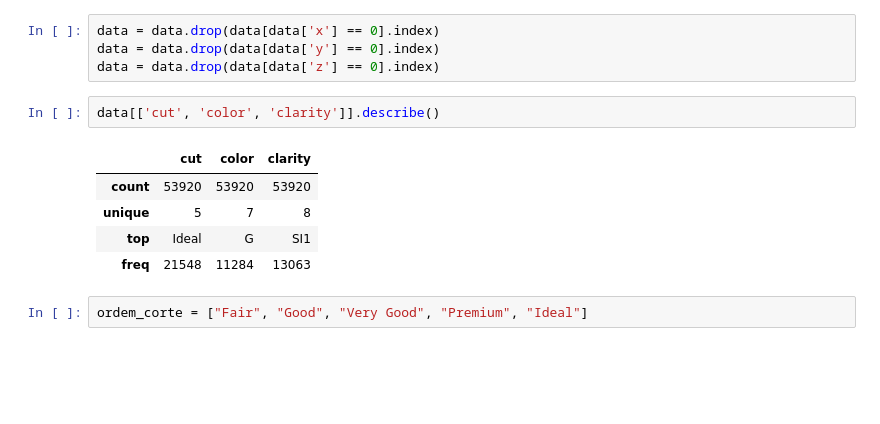
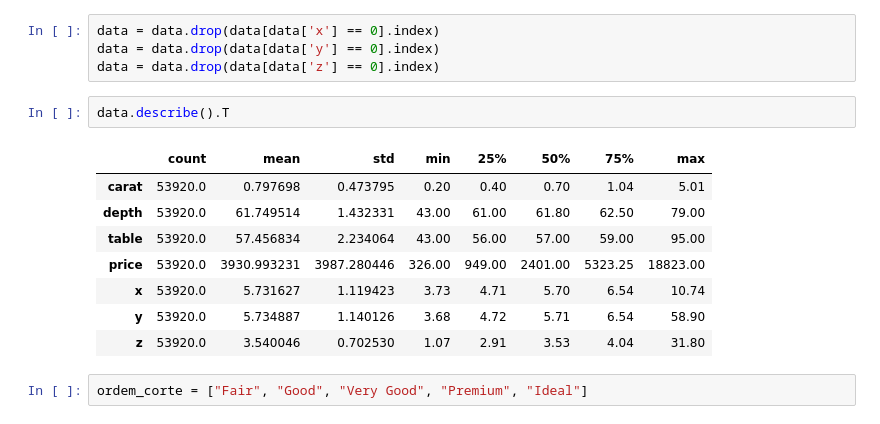
Before and after one commit to anamilanezi/ebac-dados, a Jupyter notebook: exercicios/em14-visualizacao-de-dados-I.ipynb, the cells around one changed output. Drawn from its saved outputs; the diff is of its cells as text; blank space fills up the shorter version.

```diff
--- a/exercicios/em14-visualizacao-de-dados-I.ipynb
+++ b/exercicios/em14-visualizacao-de-dados-I.ipynb
@@ -113,12 +70,15 @@ data = data.drop(data[data['x'] == 0].index)
 data = data.drop(data[data['y'] == 0].index)
 data = data.drop(data[data['z'] == 0].index)
 # %%
-data[['cut', 'color', 'clarity']].describe()
+data.describe().T
 # %% [output]
-|  | cut | color | clarity |
-| count | 53920 | 53920 | 53920 |
-| unique | 5 | 7 | 8 |
-| top | Ideal | G | SI1 |
-| freq | 21548 | 11284 | 13063 |
+|  | count | mean | std | min | 25% | 50% | 75% | max |
+| carat | 53920.0 | 0.797698 | 0.473795 | 0.20 | 0.40 | 0.70 | 1.04 | 5.01 |
+| depth | 53920.0 | 61.749514 | 1.432331 | 43.00 | 61.00 | 61.80 | 62.50 | 79.00 |
+| table | 53920.0 | 57.456834 | 2.234064 | 43.00 | 56.00 | 57.00 | 59.00 | 95.00 |
+| price | 53920.0 | 3930.993231 | 3987.280446 | 326.00 | 949.00 | 2401.00 | 5323.25 | 18823.00 |
+| x | 53920.0 | 5.731627 | 1.119423 | 3.73 | 4.71 | 5.70 | 6.54 | 10.74 |
+| y | 53920.0 | 5.734887 | 1.140126 | 3.68 | 4.72 | 5.71 | 6.54 | 58.90 |
+| z | 53920.0 | 3.540046 | 0.702530 | 1.07 | 2.91 | 3.53 | 4.04 | 31.80 |
 # %%
 ordem_corte = ["Fair", "Good", "Very Good", "Premium", "Ideal"]
```
Also changed, not shown: parts of 13 cells of this notebook.
